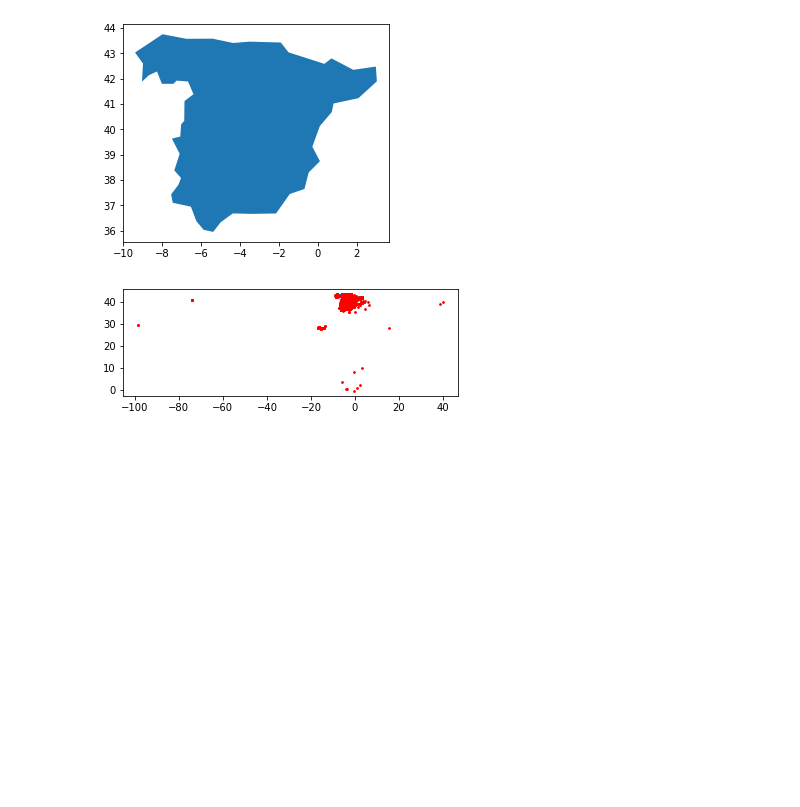
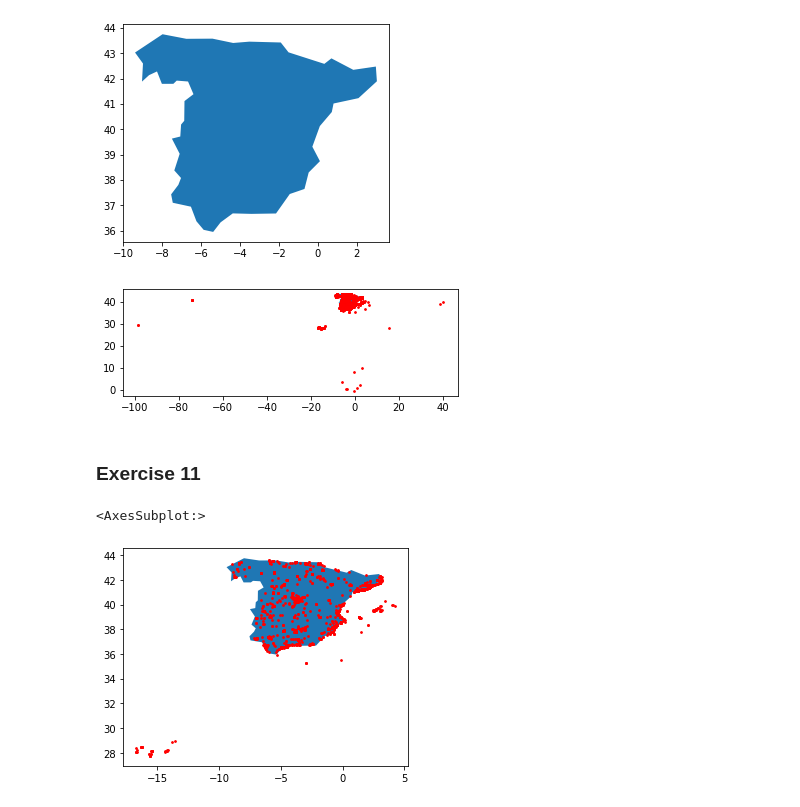
Before and after one commit to ltyita/Python_Assign05, a Jupyter notebook: Tingyu_Lin_Assignment05_python.ipynb, the cells around one changed output. Drawn from its saved outputs; the diff is of its cells as text; code cells hidden in the pictures; blank space fills up the shorter version.

Commit message:
Ex11 Spain: create a map excluding extreme values.

```diff
--- a/Tingyu_Lin_Assignment05_python.ipynb
+++ b/Tingyu_Lin_Assignment05_python.ipynb
@@ -367,3 +367,17 @@ gdf_ES.plot(ax=map_ES.plot(), color='red', markersize=3)
 <AxesSubplot:>
 [figure]
 [figure]
+# %% [markdown]
+### Exercise 11
+# %%
+# add points on the map w/o extreme values
+ES_obs.loc[(ES_obs["latitude"] <= 27.633) | (ES_obs["latitude"] >= 43.783), "latitude"] = np.nan
+ES_obs.loc[(ES_obs["longitude"] <= -18.15) | (ES_obs["longitude"] >= 4.317), "longitude"] = np.nan
+
+
+geometry_ES1 = gpd.points_from_xy(x=ES_obs['longitude'], y=ES_obs['latitude'])
+gdf_ES1 = gpd.GeoDataFrame(ES_obs, geometry=geometry_ES1)
+gdf_ES1.plot(ax=map_ES.plot(), color='red', markersize=3)
+# %% [output]
+<AxesSubplot:>
+[figure, added]
```
